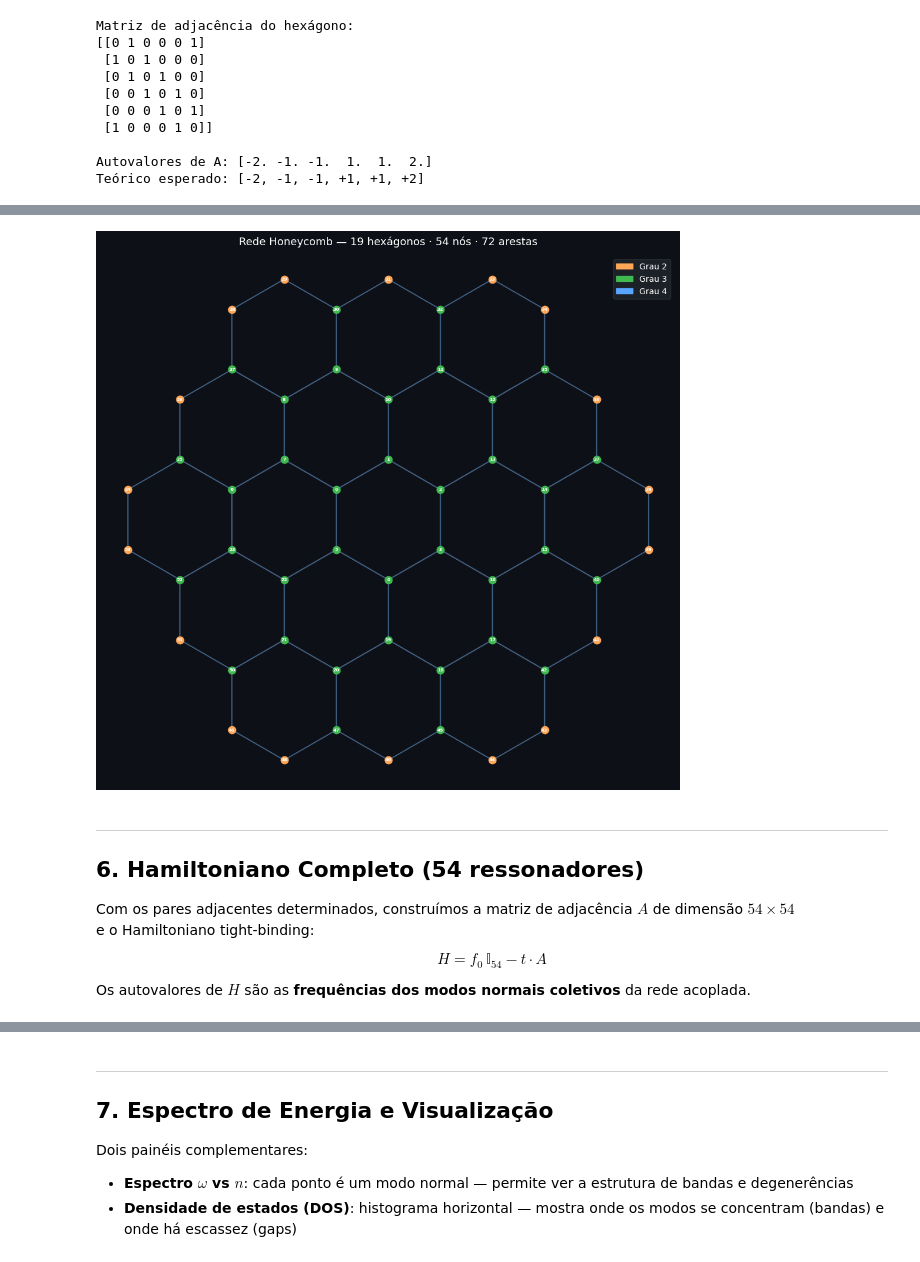
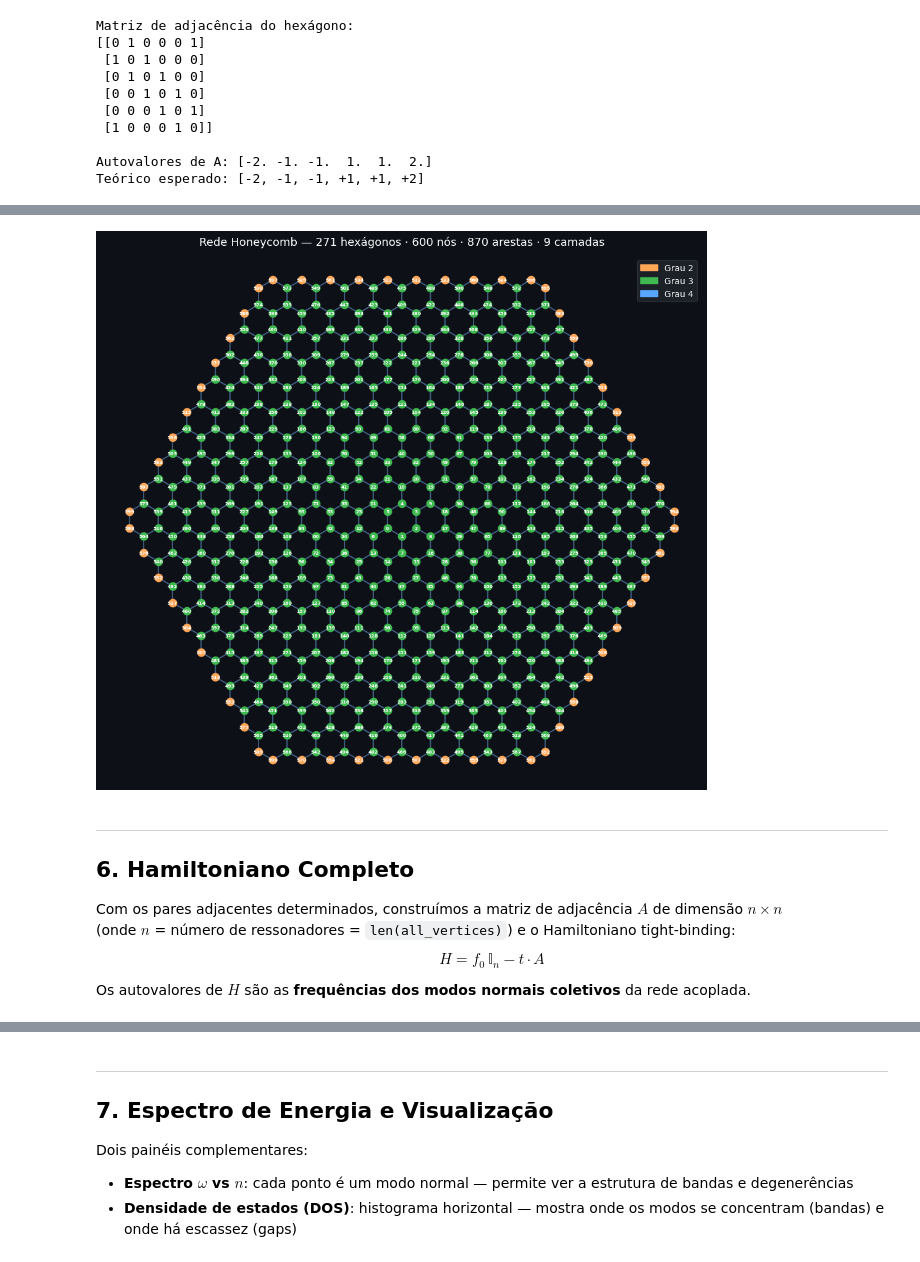
Before and after one commit to ScM-Edh/Projeto-Valentina, a Jupyter notebook: Rede grafeno/Calculo rede Grafeno.ipynb, the cells around one changed output, grey strips where cells are left out. Cells and saved outputs as stored; diff of their text form; code cells hidden in the pictures.

```diff
--- a/Rede grafeno/Calculo rede Grafeno.ipynb
+++ b/Rede grafeno/Calculo rede Grafeno.ipynb
@@ -29,7 +32,7 @@ import matplotlib.patches as mpatches
 from matplotlib.patches import RegularPolygon
 
 # ── Parâmetros físicos do sistema ──────────────────────────────────
-F_GHZ   = 6.9        # Frequência de ressonância individual (GHz)
+F_GHZ   = 13        # Frequência de ressonância individual (GHz)
 C       = 6e-15      # Capacitância de acoplamento (F)
 L       = 8.7e-3     # Comprimento do ressonador (m)
 C_L     = 1.7e-10    # Capacitância por unidade de comprimento (F/m)
@@ -37,3 +40,17 @@ Z0      = 50         # Impedância característica (Ω)
 
 # Tolerância para comparar coordenadas de vértices
 COORD_TOL = 0.02
+
+# ══════════════════════════════════════════════════════════════════
+# ← PARÂMETRO PRINCIPAL: número de camadas/anéis de hexágonos
+N_LAYERS = 9
+# ══════════════════════════════════════════════════════════════════
+# Exemplos:
+#   N_LAYERS = 0  →   1 hexágono,   6 ressonadores
+#   N_LAYERS = 1  →   7 hexágonos, 24 ressonadores
+#   N_LAYERS = 2  →  19 hexágonos, 54 ressonadores  (original)
+#   N_LAYERS = 3  →  37 hexágonos, 96 ressonadores
+#   N_LAYERS = 4  →  61 hexágonos, 150 ressonadores
+
+n_hex_esperado = 1 + 3 * N_LAYERS * (N_LAYERS + 1)
+print(f"N_LAYERS = {N_LAYERS}  →  {n_hex_esperado} hexágonos")
@@ -287,43 +313,43 @@ fig, ax = plt.subplots(figsize=(10, 10))
 ax.set_aspect('equal'); ax.axis('off')
 ax.set_facecolor('#0d1117'); fig.patch.set_facecolor('#0d1117')
 
 # Desenhar hexágonos
 for cx, cy in hex_positions:
     patch = RegularPolygon((cx, cy), 6, radius=radius,
                            facecolor='none', edgecolor='#30363d', linewidth=1.5)
     ax.add_patch(patch)
 
 # Desenhar arestas
 for i, j in adjacent_pairs:
     v1, v2 = all_vertices[i], all_vertices[j]
     ax.plot([v1[0], v2[0]], [v1[1], v2[1]], '-', color='#58a6ff', alpha=0.4, lw=1.2, zorder=3)
 
 # Desenhar nós com cor por grau
 cmap = {2: '#ffa657', 3: '#3fb950', 4: '#58a6ff'}
 for idx, (vx, vy) in enumerate(all_vertices):
     d = degree.get(idx, 0)
     ax.plot(vx, vy, 'o', color=cmap.get(d, 'white'), markersize=9, zorder=5)
     ax.text(vx, vy, str(idx), color='white', fontsize=5.5,
             ha='center', va='center', zorder=6, fontweight='bold')
 
 legend_patches = [mpatches.Patch(color=c, label=f'Grau {d}') for d, c in cmap.items()]
 ax.legend(handles=legend_patches, loc='upper right',
           facecolor='#21262d', labelcolor='white', edgecolor='#30363d', fontsize=10)
-ax.set_title(f'Rede Honeycomb — 19 hexágonos · {len(all_vertices)} nós · {len(adjacent_pairs)} arestas',
+ax.set_title(f'Rede Honeycomb — {len(hex_positions)} hexágonos · {len(all_vertices)} nós · {len(adjacent_pairs)} arestas · {N_LAYERS} camadas',
              color='white', fontsize=13, pad=12)
 plt.tight_layout()
 plt.savefig('honeycomb_rede.png', dpi=150, bbox_inches='tight', facecolor='#0d1117')
 plt.show()
 # %% [output]
-[figure, old version]
+[figure, new version]
 # %% [markdown]
 ---
-## 6. Hamiltoniano Completo (54 ressonadores) <a id='sec6'></a>
+## 6. Hamiltoniano Completo <a id='sec6'></a>
 
-Com os pares adjacentes determinados, construímos a matriz de adjacência $A$ de dimensão $54 \times 54$
-e o Hamiltoniano tight-binding:
+Com os pares adjacentes determinados, construímos a matriz de adjacência $A$ de dimensão $n \times n$
+(onde $n$ = número de ressonadores = `len(all_vertices)`) e o Hamiltoniano tight-binding:
 
-$$H = f_0 \, \mathbb{I}_{54} - t \cdot A$$
+$$H = f_0 \, \mathbb{I}_{n} - t \cdot A$$
 
 Os autovalores de $H$ são as **frequências dos modos normais coletivos** da rede acoplada.
 # %%
```
Also changed, not shown: parts of 11 cells of this notebook, 1 other file.
